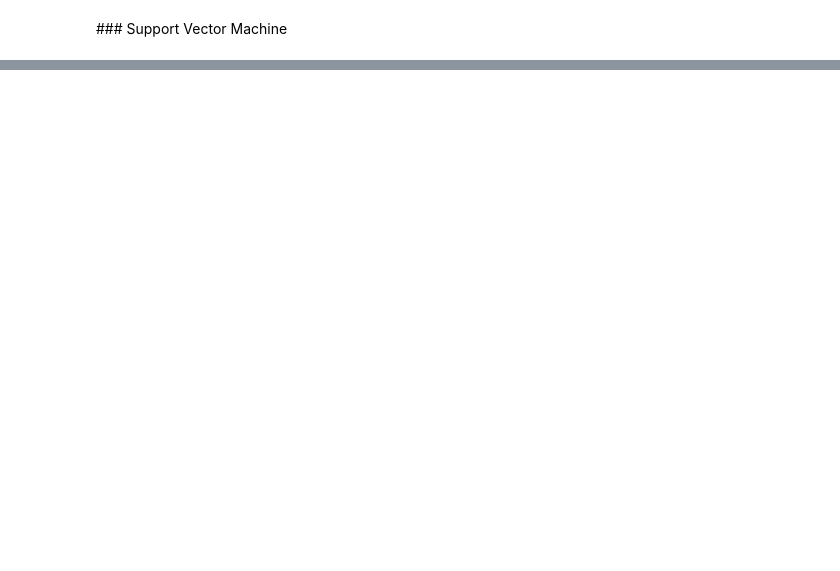
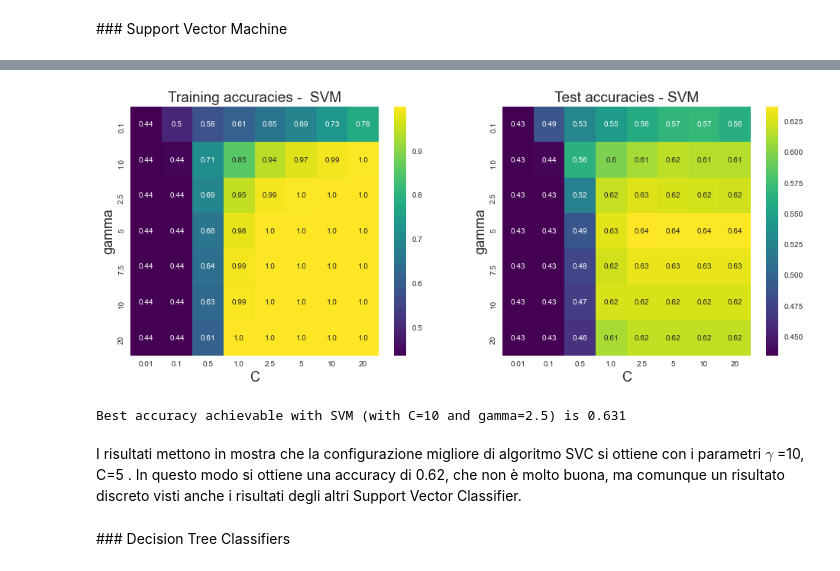
Before and after one commit to andreasala98/WineClass, a Jupyter notebook: WineClassifier.ipynb, the cells around one changed output, grey strips where cells are left out. Saved outputs shown, nothing was run; the diff lists cells and outputs as text; code cells hidden in the pictures; blank space fills up the shorter version.

```diff
--- a/WineClassifier.ipynb
+++ b/WineClassifier.ipynb
@@ -157,9 +123,0 @@ Feature weights:
-# %%
-Ntrees = [5,10,20,50,100,200,500,1000,5000]
-Acc    = []
-for n in Ntrees:
-    RT = RandomForestClassifier(n_estimators=n)
-    RT.fit(X_train,y_train)
-    score = RT.score(X_test,y_test)
-    Acc.append(score)
-    print("Random Forest Accuracy with ", n, " trees: ", score)
@@ -210,0 +136,41 @@ Best accuracy achievable with Random Forest and PCA: 0.4307692307692308
+# %%
+gammas = [0.1, 1.0, 2.5, 5, 7.5, 10, 20]
+Cs = [0.01, 0.1, 0.5, 1.0, 2.5, 5, 10, 20]
+gBest, cBest, scoreBest = gammas[0], Cs[0], 0
+
+scores = np.zeros((len(gammas),len(Cs)))
+trScores = np.zeros((len(gammas),len(Cs)))
+
+for i,c in tqdm(enumerate(Cs), total=len(Cs)):
+    for j,g in tqdm(enumerate(gammas), total=len(gammas), leave=False):
+        fitter =  svm.SVC(kernel='rbf', gamma=g, C=c, decision_function_shape='ovo').fit(X_train, y_train)
+        scores[j][i] =fitter.score(X_test,y_test)
+        trScores[j,i] = fitter.score(X_train,y_train)
+        if (scores[j][i]>scoreBest):
+            scoreBest = scores[j][i]
+            gBest, cBest = g, c
+       #print("SVM with parameters ({},{}) fitted and score calculated.".format(c,g),end='\r')
+# %%
+fig, (ax1,ax2) = plt.subplots(1,2, figsize=(16,6))
+
+ax1 = sns.heatmap(trScores, annot=True, ax=ax1, xticklabels = Cs, yticklabels=gammas, fmt='.2', cmap='viridis')
+ax1.set_title("Training accuracies -  SVM", fontsize = 19)
+ax1.set_ylabel("gamma", fontsize = 18)
+ax1.set_xlabel("C", fontsize = 18)
+
+
+ax2 = sns.heatmap(scores, annot=True, ax=ax2, xticklabels = Cs, yticklabels=gammas, fmt='.2', cmap='viridis')
+ax2.set_title("Test accuracies - SVM", fontsize = 19)
+ax2.set_ylabel("gamma", fontsize = 18)
+ax2.set_xlabel("C", fontsize = 18)
+plt.show()
+# %% [output]
+[figure, added]
+# %%
+print("Best accuracy achievable with SVM (with C={} and gamma={}) is {:.3}".format(gBest,cBest,scoreBest))
+# %% [output]
+Best accuracy achievable with SVM (with C=10 and gamma=2.5) is 0.631
+# %% [markdown]
+I risultati mettono in mostra che la configurazione migliore di algoritmo SVC si ottiene con i parametri $\gamma$ =10, C=5 . In questo modo si ottiene una accuracy di 0.62, che non è molto buona, ma comunque un risultato discreto visti anche i risultati degli altri Support Vector Classifier.
+# %% [markdown]
+### Decision Tree Classifiers
```
Also changed, not shown: parts of 74 cells of this notebook, 1 other file.
